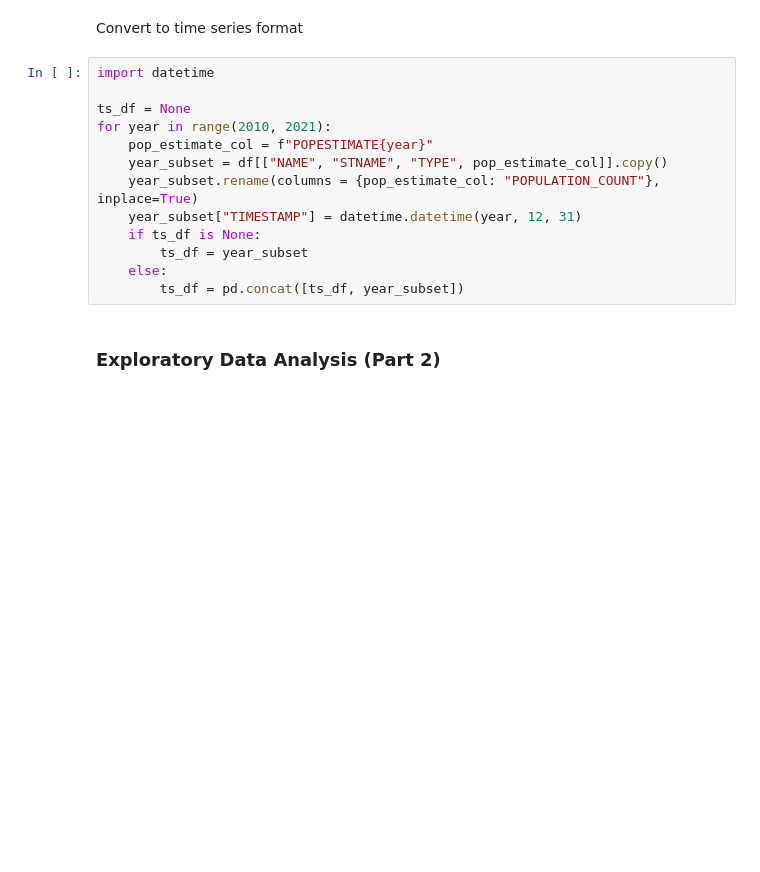
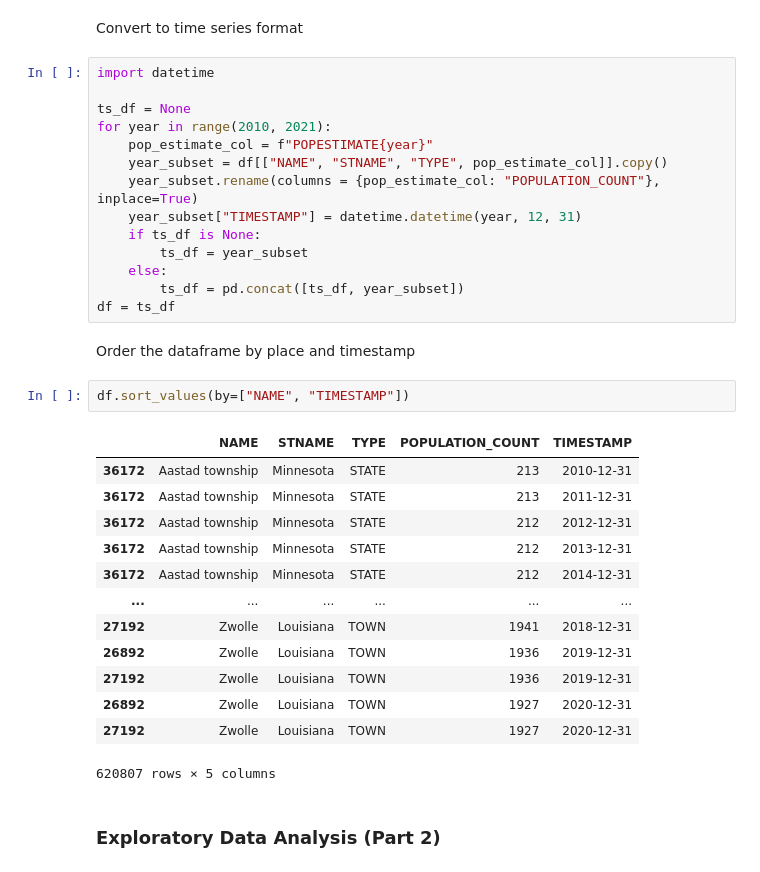
Before and after one commit to mac-macoy/population-forecasting, a Jupyter notebook: population_forecast.ipynb, the cells around one changed output. Saved outputs shown, nothing was run; the diff lists cells and outputs as text; blank space fills up the shorter version.

```diff
--- a/population_forecast.ipynb
+++ b/population_forecast.ipynb
@@ -112,6 +112,25 @@ for year in range(2010, 2021):
         ts_df = year_subset
     else:
         ts_df = pd.concat([ts_df, year_subset])
+df = ts_df
+# %% [markdown]
+Order the dataframe by place and timestamp
+# %%
+df.sort_values(by=["NAME", "TIMESTAMP"])
+# %% [output]
+|  | NAME | STNAME | TYPE | POPULATION_COUNT | TIMESTAMP |
+| 36172 | Aastad township | Minnesota | STATE | 213 | 2010-12-31 |
+| 36172 | Aastad township | Minnesota | STATE | 213 | 2011-12-31 |
+| 36172 | Aastad township | Minnesota | STATE | 212 | 2012-12-31 |
+| 36172 | Aastad township | Minnesota | STATE | 212 | 2013-12-31 |
+| 36172 | Aastad township | Minnesota | STATE | 212 | 2014-12-31 |
+| ... | ... | ... | ... | ... | ... |
+| 27192 | Zwolle | Louisiana | TOWN | 1941 | 2018-12-31 |
+| 26892 | Zwolle | Louisiana | TOWN | 1936 | 2019-12-31 |
+| 27192 | Zwolle | Louisiana | TOWN | 1936 | 2019-12-31 |
+| 26892 | Zwolle | Louisiana | TOWN | 1927 | 2020-12-31 |
+| 27192 | Zwolle | Louisiana | TOWN | 1927 | 2020-12-31 |
+620807 rows × 5 columns
 # %% [markdown]
 ### Exploratory Data Analysis (Part 2)
 # %%
```
Also changed, not shown: parts of 12 cells of this notebook.
